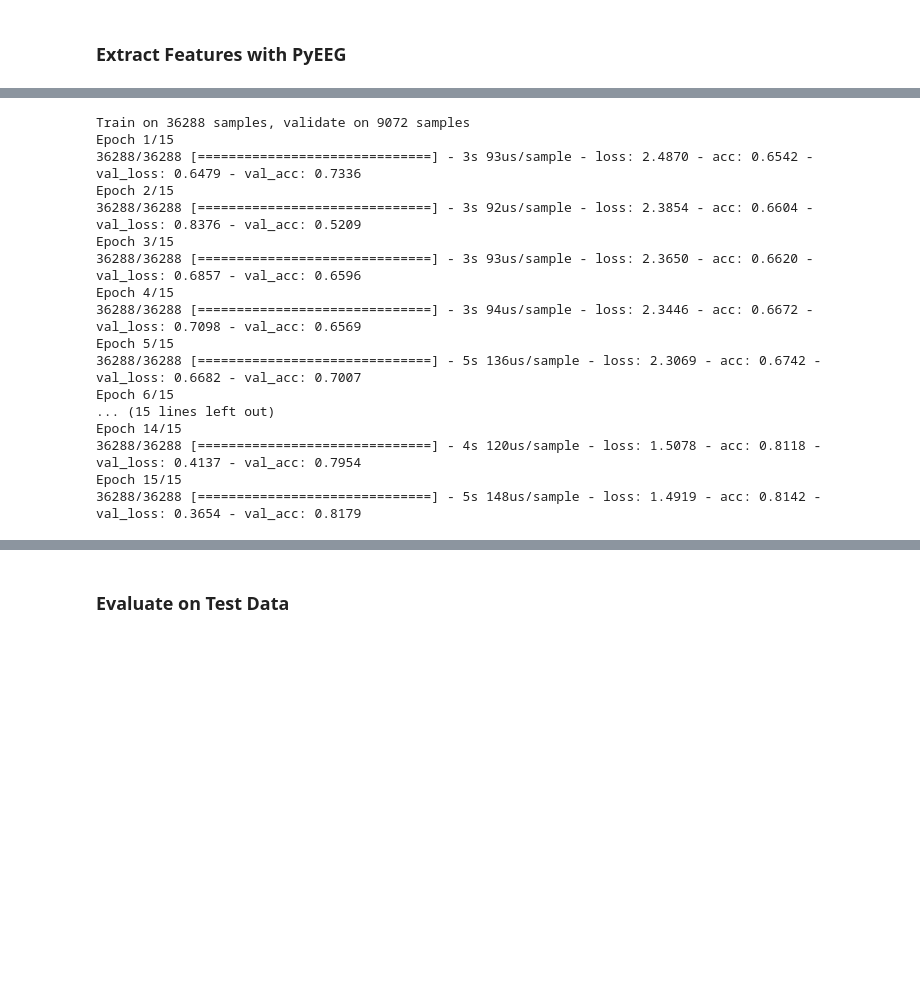
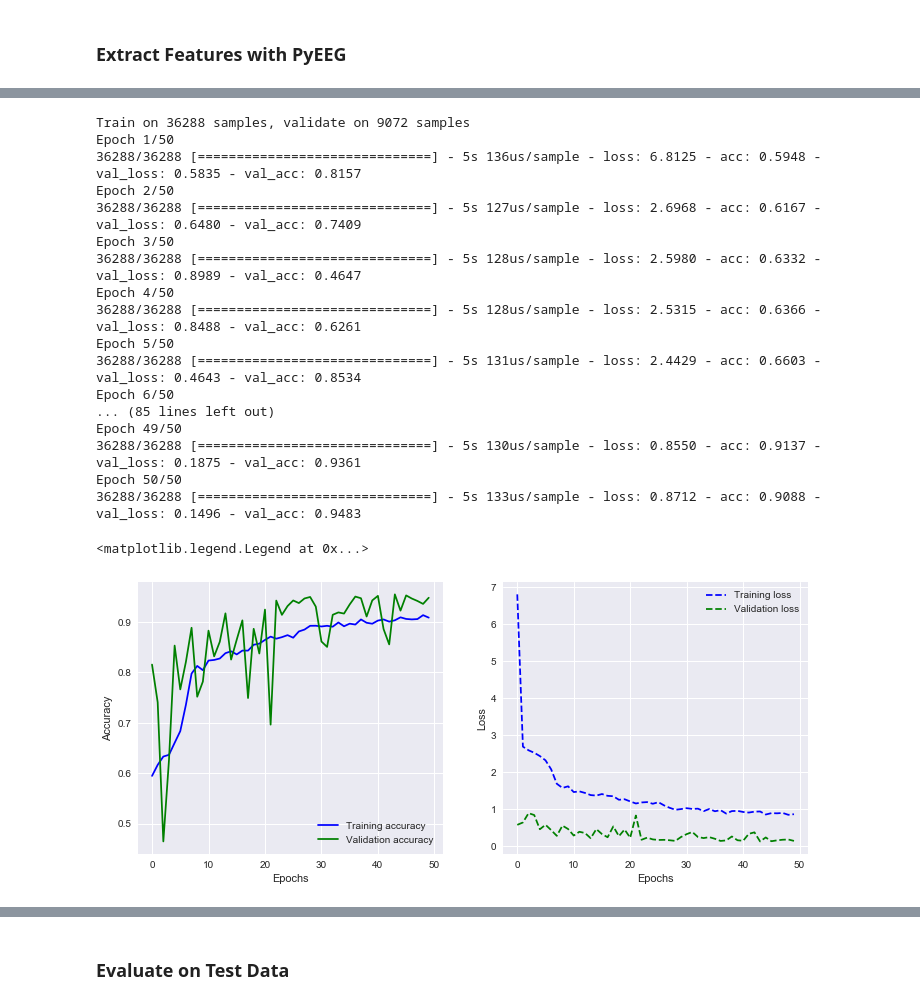
Before and after one commit to nathanbaudis/PHY371_Competition, a Jupyter notebook: DeepNN.ipynb, the cells around one changed output, grey strips where cells are left out. Saved outputs shown, nothing was run; the diff lists cells and outputs as text; code cells hidden in the pictures; blank space fills up the shorter version.

```diff
--- a/DeepNN.ipynb
+++ b/DeepNN.ipynb
@@ -92,56 +88,59 @@ class_weight[2] = weight_2
 # %%
 # Split data for validation
-x_train_feat, x_val_feat, y_train, y_val = train_test_split(x_train_feat, y_train, test_size=0.2, random_state=42)
+x_train_feat_s, x_val_feat, y_train_s, y_val = train_test_split(x_train_feat, y_train, test_size=0.2, random_state=42)
 # %%
 model = keras.Sequential([
-    # keras.layers.Flatten(input_shape=(1, 18)),
-    keras.layers.Dense(2048, activation='relu'),
+    keras.layers.Dense(512, activation='elu'),
     keras.layers.Dropout(0.2),
-    keras.layers.Dense(512, activation='relu'),
+    keras.layers.Dense(512, activation='elu'),
     keras.layers.Dropout(0.2),
-    # keras.layers.Dense(128, activation='relu'),
-    # keras.layers.Dropout(0.2),
     keras.layers.Dense(3, activation='softmax')
 ])
 
 model.compile(optimizer='Adam',
                     loss='sparse_categorical_crossentropy',
                     metrics=['accuracy'])
-# %%
-model = keras.Sequential([
-    # keras.layers.Flatten(input_shape=(1, 18)),
-    keras.layers.Dense(512, activation='sigmoid'),
-    keras.layers.Dropout(0.1),
-    keras.layers.Dense(512, activation='sigmoid'),
-    keras.layers.Dropout(0.1),
-#     keras.layers.Dense(128, activation='sigmoid'),
-#     keras.layers.Dropout(0.2),
-    keras.layers.Dense(3, activation='softmax')
-])
-
-model.compile(optimizer='Adam',
-                    loss='sparse_categorical_crossentropy',
-                    metrics=['accuracy'])
 # %%
-history = model.fit(x_train_feat, y_train, class_weight=class_weight, epochs=15, validation_data=(x_val_feat, y_val))
+history = model.fit(x_train_feat_s, y_train_s, class_weight=class_weight,
+                    epochs=50, validation_data=(x_val_feat, y_val))
 # %% [output]
 Train on 36288 samples, validate on 9072 samples
-Epoch 1/15
-36288/36288 [==============================] - 3s 93us/sample - loss: 2.4870 - acc: 0.6542 - val_loss: 0.6479 - val_acc: 0.7336
-Epoch 2/15
-36288/36288 [==============================] - 3s 92us/sample - loss: 2.3854 - acc: 0.6604 - val_loss: 0.8376 - val_acc: 0.5209
-Epoch 3/15
-36288/36288 [==============================] - 3s 93us/sample - loss: 2.3650 - acc: 0.6620 - val_loss: 0.6857 - val_acc: 0.6596
-Epoch 4/15
-36288/36288 [==============================] - 3s 94us/sample - loss: 2.3446 - acc: 0.6672 - val_loss: 0.7098 - val_acc: 0.6569
-Epoch 5/15
-36288/36288 [==============================] - 5s 136us/sample - loss: 2.3069 - acc: 0.6742 - val_loss: 0.6682 - val_acc: 0.7007
-Epoch 6/15
-... (15 lines left out)
-Epoch 14/15
-36288/36288 [==============================] - 4s 120us/sample - loss: 1.5078 - acc: 0.8118 - val_loss: 0.4137 - val_acc: 0.7954
-Epoch 15/15
-36288/36288 [==============================] - 5s 148us/sample - loss: 1.4919 - acc: 0.8142 - val_loss: 0.3654 - val_acc: 0.8179
+Epoch 1/50
+36288/36288 [==============================] - 5s 136us/sample - loss: 6.8125 - acc: 0.5948 - val_loss: 0.5835 - val_acc: 0.8157
+Epoch 2/50
+36288/36288 [==============================] - 5s 127us/sample - loss: 2.6968 - acc: 0.6167 - val_loss: 0.6480 - val_acc: 0.7409
+Epoch 3/50
+36288/36288 [==============================] - 5s 128us/sample - loss: 2.5980 - acc: 0.6332 - val_loss: 0.8989 - val_acc: 0.4647
+Epoch 4/50
+36288/36288 [==============================] - 5s 128us/sample - loss: 2.5315 - acc: 0.6366 - val_loss: 0.8488 - val_acc: 0.6261
+Epoch 5/50
+36288/36288 [==============================] - 5s 131us/sample - loss: 2.4429 - acc: 0.6603 - val_loss: 0.4643 - val_acc: 0.8534
+Epoch 6/50
+... (85 lines left out)
+Epoch 49/50
+36288/36288 [==============================] - 5s 130us/sample - loss: 0.8550 - acc: 0.9137 - val_loss: 0.1875 - val_acc: 0.9361
+Epoch 50/50
+36288/36288 [==============================] - 5s 133us/sample - loss: 0.8712 - acc: 0.9088 - val_loss: 0.1496 - val_acc: 0.9483
+# %%
+fig, ax = plt.subplots(1, 2, figsize=(12, 5))
+
+ax[0].plot(history.history["acc"], "b-", label="Training accuracy")
+ax[0].plot(history.history["val_acc"], "g-", label="Validation accuracy")
+
+ax[1].plot(history.history["loss"], "b--", label="Training loss")
+ax[1].plot(history.history["val_loss"], "g--", label="Validation loss")
+
+ax[0].set_xlabel("Epochs")
+ax[1].set_xlabel("Epochs")
+
+ax[0].set_ylabel("Accuracy")
+ax[1].set_ylabel("Loss")
+
+ax[0].legend()
+ax[1].legend()
+# %% [output]
+<matplotlib.legend.Legend at 0x...>
+[figure, added]
 # %%
 train_f1 = f1_score(y_train, np.argmax(model.predict(x_train_feat), axis=1), average='macro')
 print(f'F1 score on training data: {train_f1:.4f}')
```
Also changed, not shown: parts of 18 cells of this notebook.
